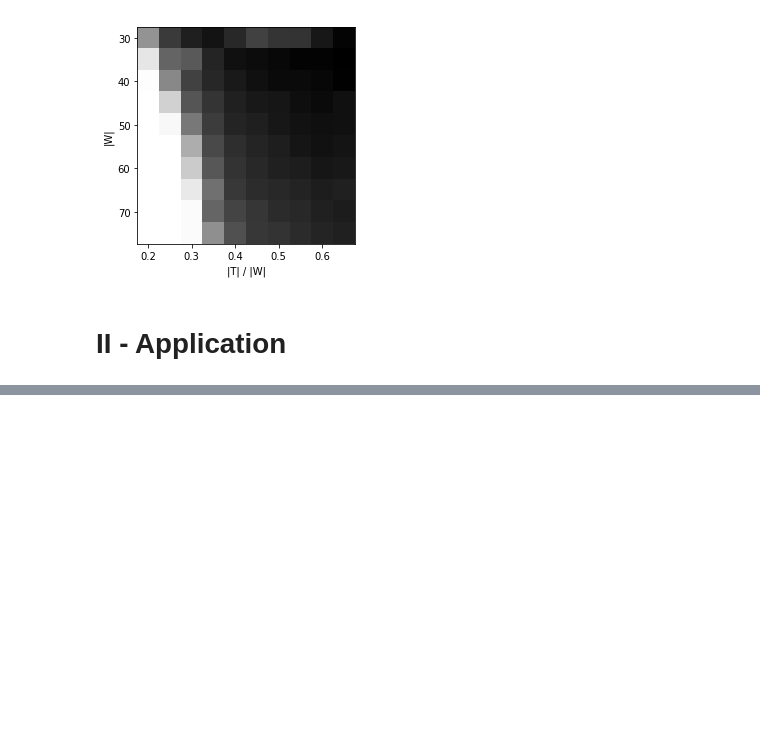
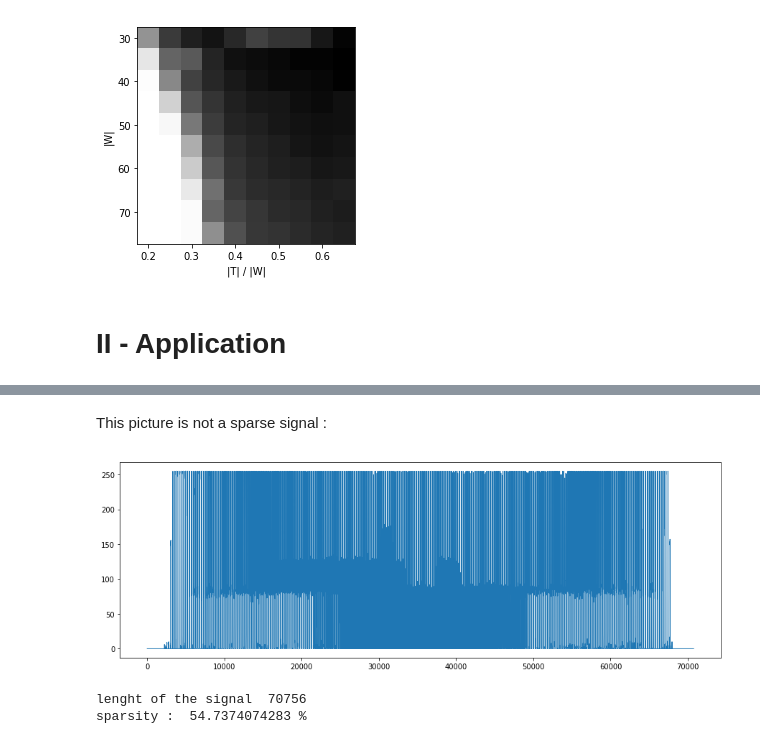
Before and after one commit to rhuille/ENSAE-homework, a Jupyter notebook: Compressed Sensing.ipynb, the cells around one changed output, grey strips where cells are left out. Cells and saved outputs as stored; diff of their text form; code cells hidden in the pictures; blank space fills up the shorter version.

```diff
--- a/Compressed Sensing.ipynb
+++ b/Compressed Sensing.ipynb
@@ -261,0 +274,17 @@ This part will be presented during the presentation.
+# %% [markdown]
+This picture is not a sparse signal :
+# %%
+f = im.ravel()
+
+plt.figure(figsize=(15,5))
+#plt.plot(f[30000:31000], lw = 1)
+plt.plot(f, lw = 1)
+plt.show()
+N = f.shape[0] #length of the signal
+
+print('lenght of the signal ', N)
+print('sparsity : ',np.mean(im==0)*100, '%')
+# %% [output]
+[figure, added]
+lenght of the signal  70756
+sparsity :  54.7374074283 %
```
Also changed, not shown: parts of 30 cells of this notebook.
